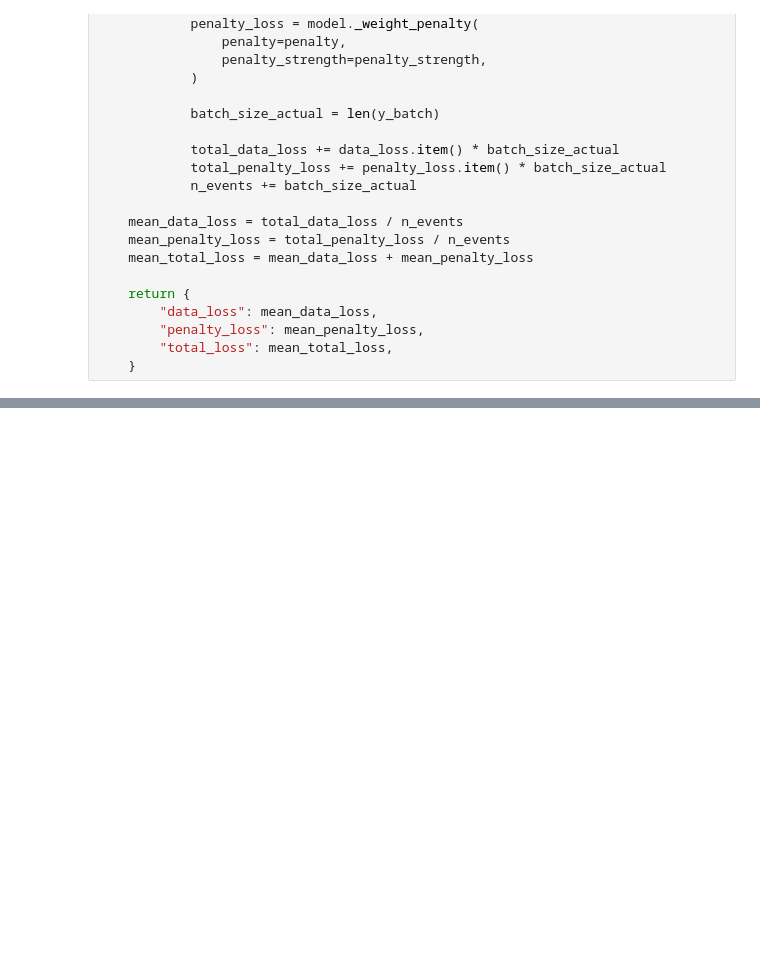
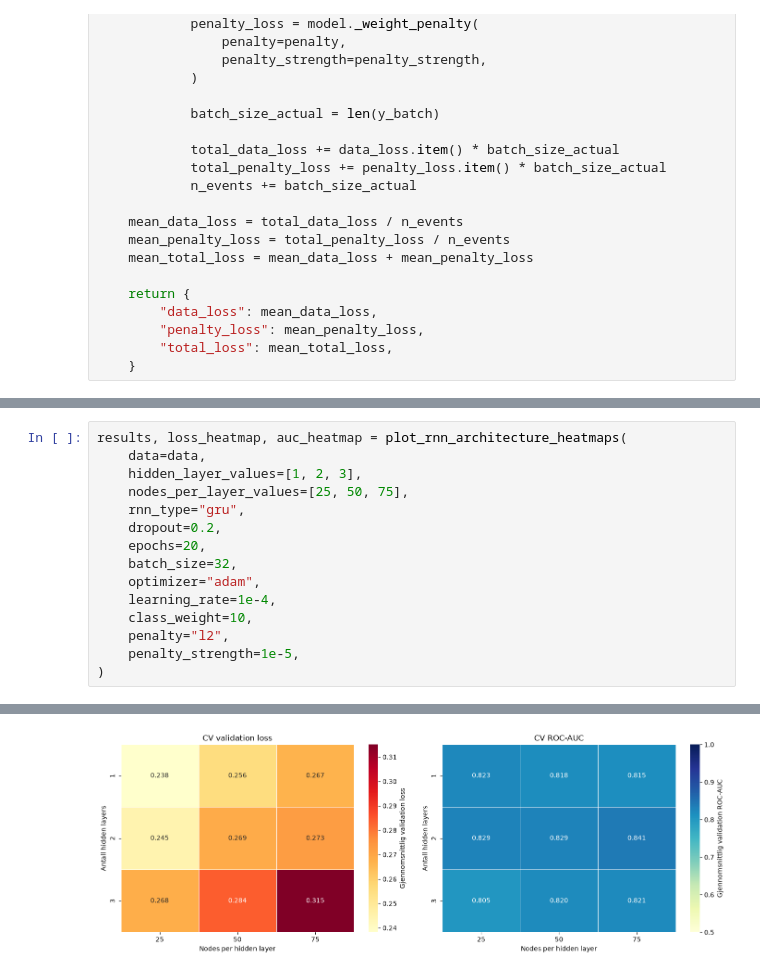
Before and after one commit to kevintannum/FYS-STK3155--Project3--UiO, a Jupyter notebook: code/RNN_model.ipynb, the cells around one changed output, grey strips where cells are left out. Cells and saved outputs as stored; diff of their text form; blank space fills up the shorter version.

```diff
--- a/code/RNN_model.ipynb
+++ b/code/RNN_model.ipynb
@@ -159,0 +172,16 @@ print(cm)
+# %%
+results, loss_heatmap, auc_heatmap = plot_rnn_architecture_heatmaps(
+    data=data,
+    hidden_layer_values=[1, 2, 3],
+    nodes_per_layer_values=[25, 50, 75],
+    rnn_type="gru",
+    dropout=0.2,
+    epochs=20,
+    batch_size=32,
+    optimizer="adam",
+    learning_rate=1e-4,
+    class_weight=10,
+    penalty="l2",
+    penalty_strength=1e-5,
+)
+# %% [output]
@@ -159,0 +205 @@ print(cm)
+[figure, added]
```
Also changed, not shown: parts of 9 cells of this notebook, 2 other files.
